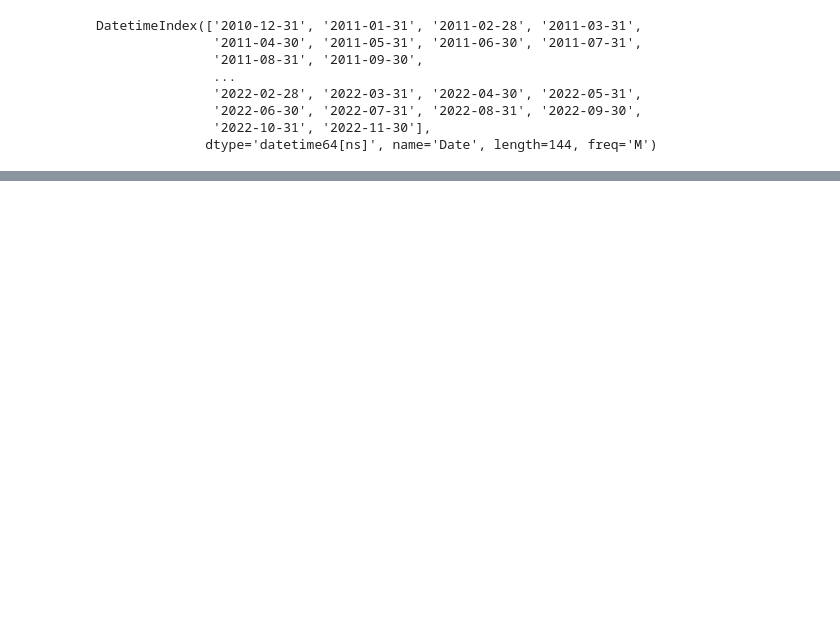
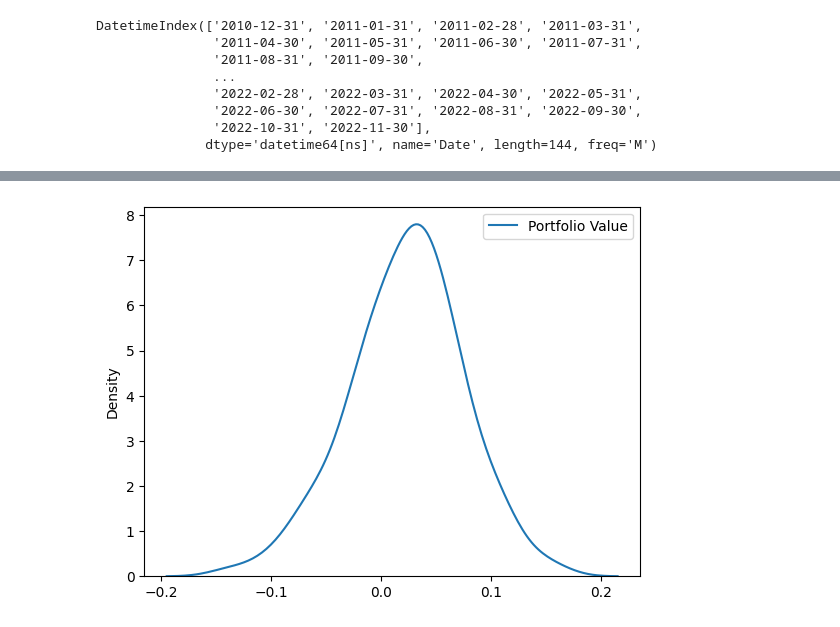
Before and after one commit to zdravoj/stock-bot, a Jupyter notebook: trading_sandbox.ipynb, the cells around one changed output, grey strips where cells are left out. Cells and saved outputs as stored; diff of their text form; code cells hidden in the pictures; blank space fills up the shorter version.

```diff
--- a/trading_sandbox.ipynb
+++ b/trading_sandbox.ipynb
@@ -621,0 +646,5 @@ plt.plot(value_by_month_end)
+# %%
+# density plot of percent returns
+sns.kdeplot(portfolio_pct_return_by_month);
+# %% [output]
+[figure, added]
```
Also changed, not shown: parts of 38 cells of this notebook.
